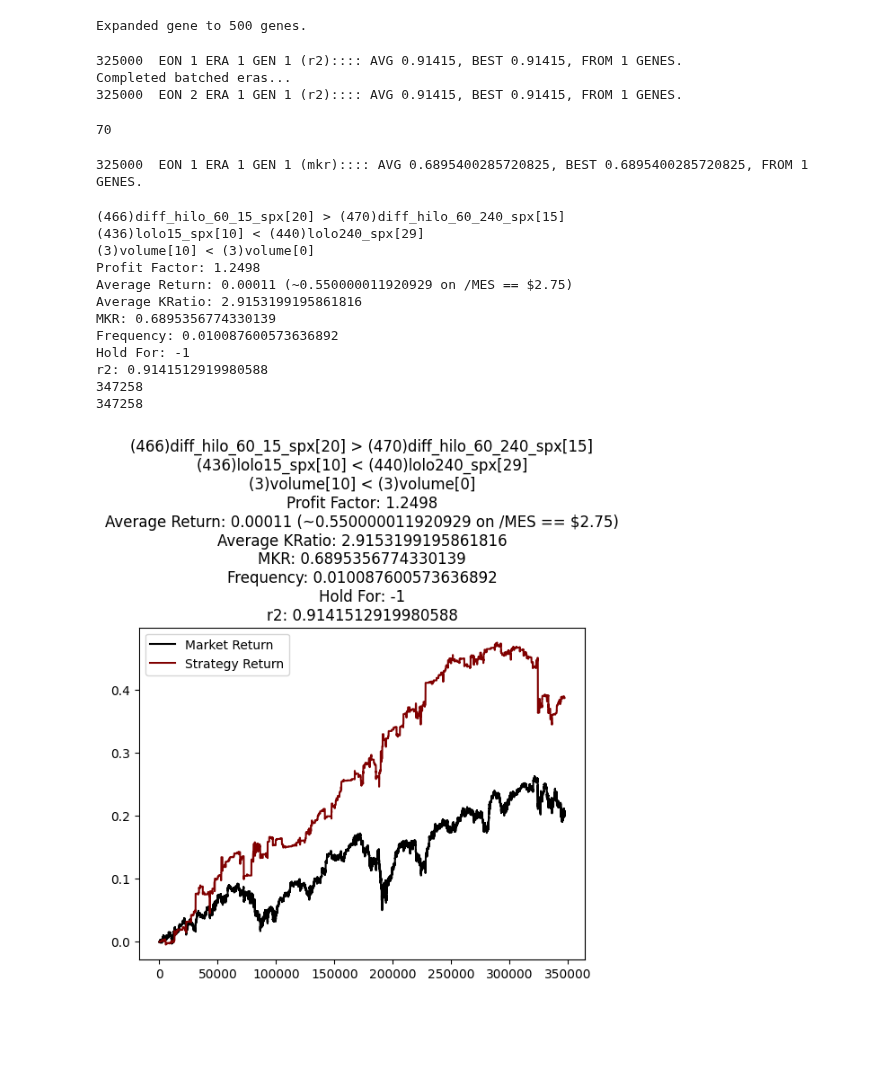
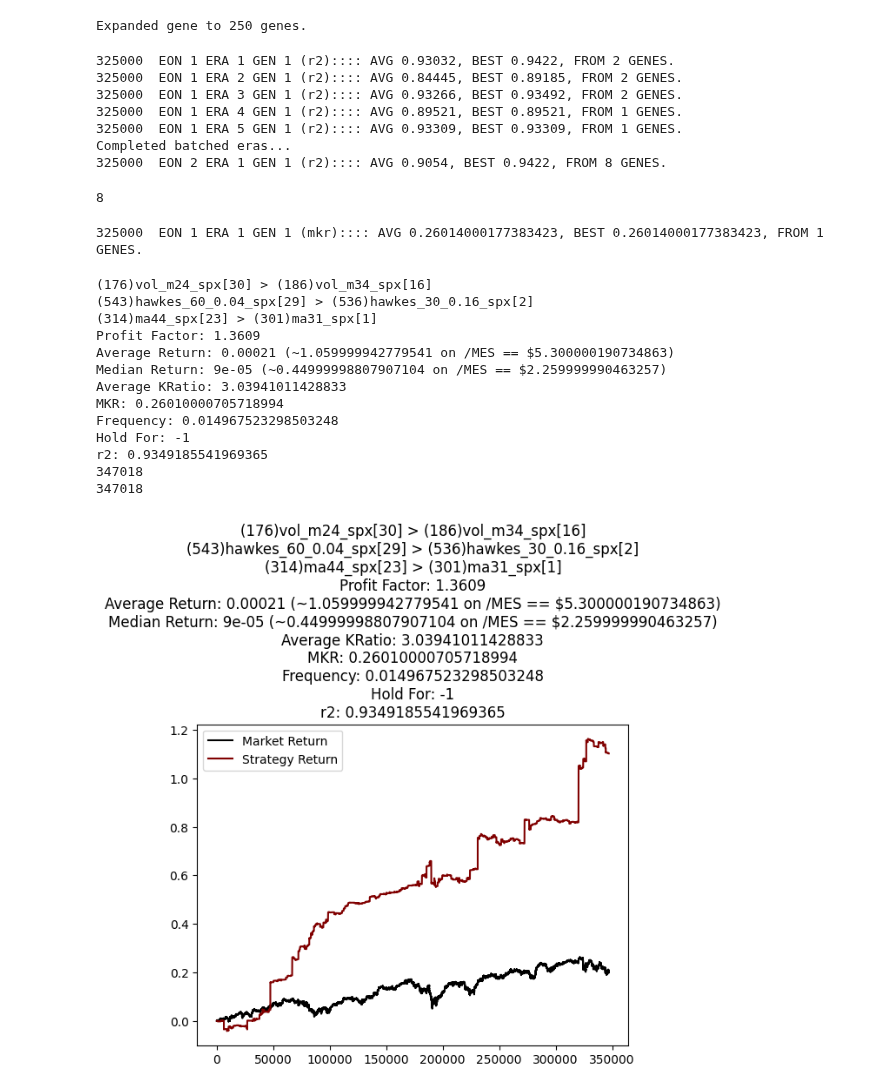
Before and after one commit to Logan-Kelsch/-ES-NN-test1, a Jupyter notebook: zGeneticAlgorithm/__branch_population.ipynb, the cells around one changed output. Saved outputs shown, nothing was run; the diff lists cells and outputs as text; code cells hidden in the pictures; blank space fills up the shorter version.

Commit message:
playing with newfound genes

```diff
--- a/zGeneticAlgorithm/__branch_population.ipynb
+++ b/zGeneticAlgorithm/__branch_population.ipynb
@@ -107,14 +116,14 @@ era_args = {
 		'rep_mode' : 'exponential',
 		'part_mproba' : 0.000,
 		'ptrn_mproba' : 0.000,
-		'use_strict_filter'	:	False,
+		'use_strict_filter'	:	True,
 		'strict_filter_kwargs'	:	{
-			'avg_return':(0.50 / 25000),
-			'tot_return':0.0,
-			'profit_factor':1.0,
+			'avg_return':(2.50 / 25000),
+			'tot_return':0.25,
+			'profit_factor':1.25,
 			'kelsch_ratio':1.0,
-			'entry_frequency':0.02,
-			'r2':0.6
+			'entry_frequency':0.01,
+			'r2':0.75
 		}}
 # %%
 new_population = _1.generate_initial_population(
@@ -147,37 +156,40 @@ reload(_5)
 reload(_0)
 
 addv_pop = _5.additive_branch(
-    gene=load_genes[10]
-    ,branch_size=500
+    gene=load_genes[22]
+    ,branch_size=250
     ,fss=fss
 )
 # %% [output]
-Expanded gene to 500 genes.
+Expanded gene to 250 genes.
 # %%
 import _11_eon as _11
 
 endeon = _11.autobatch_eon(
     eon_num=0,
-    population=evo_pop,
+    population=addv_pop,
     criteria=criteria,
     filter_tightening={},
     era_kwargs=era_args,
-    spec_batch_size=25
+    spec_batch_size=50
 )
 # %% [output]
-325000  EON 1 ERA 1 GEN 1 (r2):::: AVG 0.91415, BEST 0.91415, FROM 1 GENES.
+325000  EON 1 ERA 1 GEN 1 (r2):::: AVG 0.93032, BEST 0.9422, FROM 2 GENES.
+325000  EON 1 ERA 2 GEN 1 (r2):::: AVG 0.84445, BEST 0.89185, FROM 2 GENES.
+325000  EON 1 ERA 3 GEN 1 (r2):::: AVG 0.93266, BEST 0.93492, FROM 2 GENES.
+325000  EON 1 ERA 4 GEN 1 (r2):::: AVG 0.89521, BEST 0.89521, FROM 1 GENES.
+325000  EON 1 ERA 5 GEN 1 (r2):::: AVG 0.93309, BEST 0.93309, FROM 1 GENES.
 Completed batched eras...
-325000  EON 2 ERA 1 GEN 1 (r2):::: AVG 0.91415, BEST 0.91415, FROM 1 GENES.
+325000  EON 2 ERA 1 GEN 1 (r2):::: AVG 0.9054, BEST 0.9422, FROM 8 GENES.
 # %%
 import copy
 endeon_backup = copy.deepcopy(endeon)
 # %%
 endeon = copy.deepcopy(endeon_backup)
 endeon_backup = copy.deepcopy(endeon)
+len(endeon_backup)
+# %% [output]
+8
-# %%
-len(endeon_backup)
-# %% [output]
-70
 # %%
 import _10_era as _10
 
@@ -187,7 +199,7 @@ endtime = _10.era(
     eon_num=0,
 	era_num	=	0,
 	new_population	=	endeon,
-	generations	=	1,
+	generations	=	5,
 	dataset		=	dataset,
 	fss			=	fss,
 	criteria	=	criteria,
@@ -204,31 +216,33 @@ endtime = _10.era(
 	ptrn_mproba = 0.000,
 	use_strict_filter	=	True,
 	strict_filter_kwargs	=	{
-		'avg_return':(2.75 / 25000),
-		'tot_return':0.25,
-		'profit_factor':1.0,
+		'avg_return':(2.5 / 25000),
+		'tot_return':0.5,
+		'profit_factor':1.35,
 		'kelsch_ratio':2.0,
         #'mkr':0.9,
-		'entry_frequency':0.01,
-           'r2':0.9
+		'entry_frequency':0.005,
+           'r2':0.8
 }
 )
 # %% [output]
-325000  EON 1 ERA 1 GEN 1 (mkr):::: AVG 0.6895400285720825, BEST 0.6895400285720825, FROM 1 GENES.
+325000  EON 1 ERA 1 GEN 1 (mkr):::: AVG 0.26014000177383423, BEST 0.26014000177383423, FROM 1 GENES.
 # %%
+reload(_2)
 print(_2.show_best_gene_patterns(endtime,criteria,fssd))
 _2.show_returns(endtime[0]._array_returns, arr_close=arr_close, gene_kwargs={"population":endtime,"criteria":criteria,"fss":fssd})
 # %% [output]
-(466)diff_hilo_60_15_spx[20] > (470)diff_hilo_60_240_spx[15]
-(436)lolo15_spx[10] < (440)lolo240_spx[29]
-(3)volume[10] < (3)volume[0]
-Profit Factor: 1.2498
-Average Return: 0.00011 (~0.550000011920929 on /MES == $2.75)
-Average KRatio: 2.9153199195861816
-MKR: 0.6895356774330139
-Frequency: 0.010087600573636892
+(176)vol_m24_spx[30] > (186)vol_m34_spx[16]
+(543)hawkes_60_0.04_spx[29] > (536)hawkes_30_0.16_spx[2]
+(314)ma44_spx[23] > (301)ma31_spx[1]
+Profit Factor: 1.3609
+Average Return: 0.00021 (~1.059999942779541 on /MES == $5.300000190734863)
+Median Return: 9e-05 (~0.44999998807907104 on /MES == $2.259999990463257)
+Average KRatio: 3.03941011428833
+MKR: 0.26010000705718994
+Frequency: 0.014967523298503248
 Hold For: -1
-r2: 0.9141512919980588
-347258
-347258
+r2: 0.9349185541969365
+347018
+347018
-[figure, old version]
+[figure, new version]
```
Also changed, not shown: parts of 6 cells of this notebook, 6 other files.
